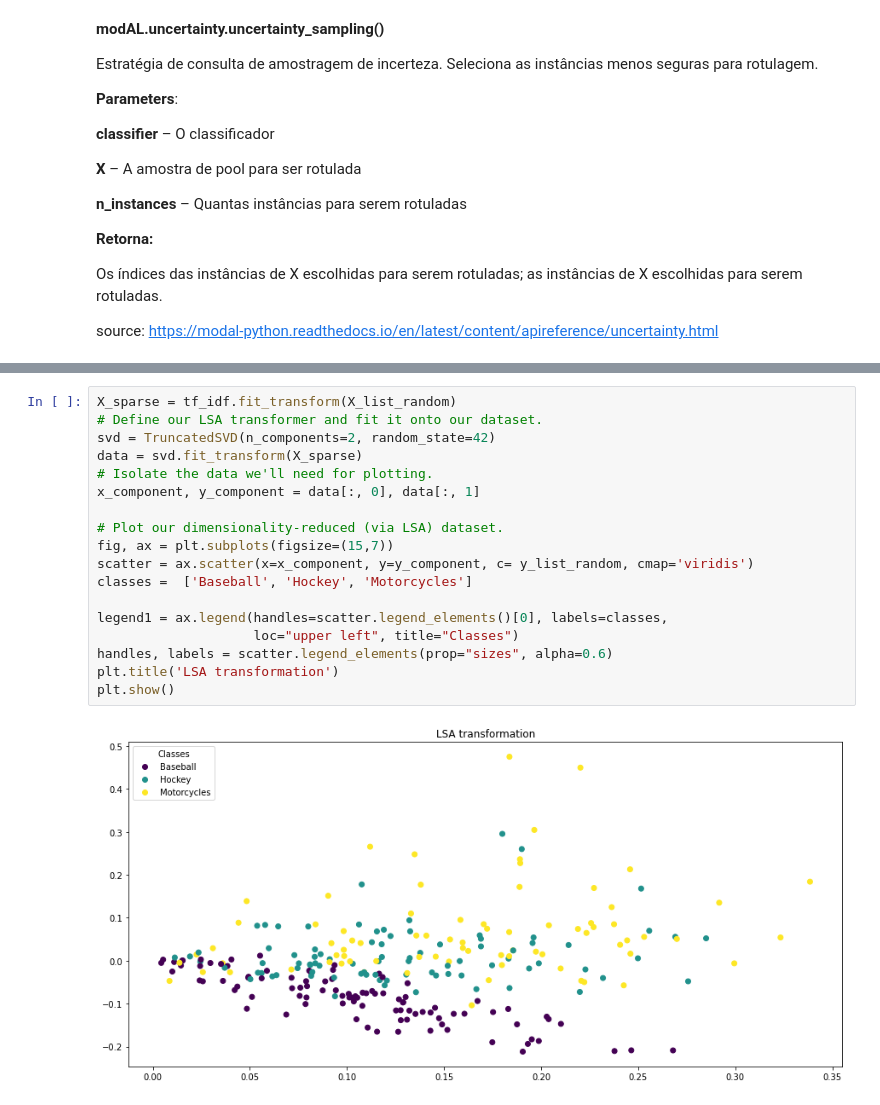
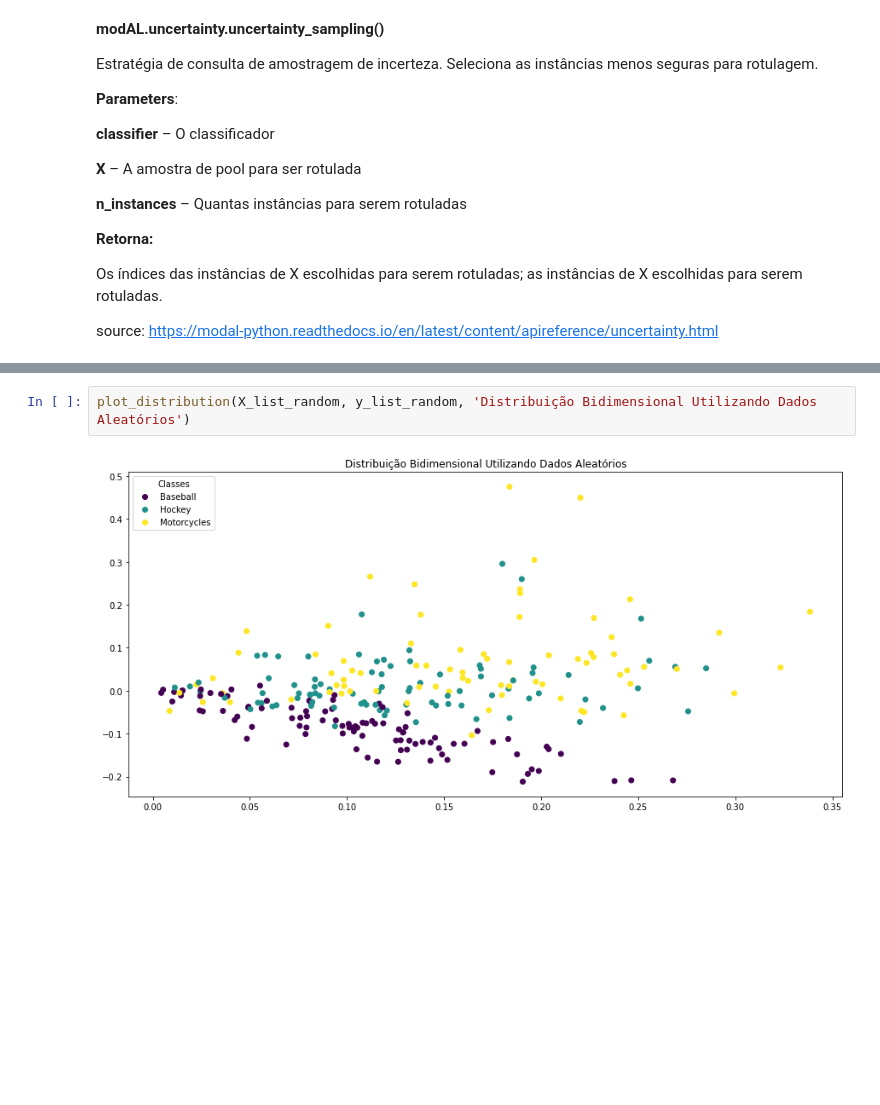
Before and after one commit to luizomatias/active_learning, a Jupyter notebook: notebooks/active_learning_text_classification.ipynb, the cells around one changed output, grey strips where cells are left out. Saved outputs shown, nothing was run; the diff lists cells and outputs as text; blank space fills up the shorter version.

```diff
--- a/notebooks/active_learning_text_classification.ipynb
+++ b/notebooks/active_learning_text_classification.ipynb
@@ -257,20 +238,4 @@ Accuracy after query 175: 0.7478
-# %%
-X_sparse = tf_idf.fit_transform(X_list_random)
-# Define our LSA transformer and fit it onto our dataset.
-svd = TruncatedSVD(n_components=2, random_state=42)
-data = svd.fit_transform(X_sparse)
-# Isolate the data we'll need for plotting.
-x_component, y_component = data[:, 0], data[:, 1]
-
-# Plot our dimensionality-reduced (via LSA) dataset.
-fig, ax = plt.subplots(figsize=(15,7))
-scatter = ax.scatter(x=x_component, y=y_component, c= y_list_random, cmap='viridis')
-classes =  ['Baseball', 'Hockey', 'Motorcycles']
-
-legend1 = ax.legend(handles=scatter.legend_elements()[0], labels=classes,
-                    loc="upper left", title="Classes")
-handles, labels = scatter.legend_elements(prop="sizes", alpha=0.6)
-plt.title('LSA transformation')
-plt.show()
-# %% [output]
-[figure, removed]
+# %%
+plot_distribution(X_list_random, y_list_random, 'Distribuição Bidimensional Utilizando Dados Aleatórios')
+# %% [output]
+[figure, added]
```
Also changed, not shown: parts of 33 cells of this notebook.
